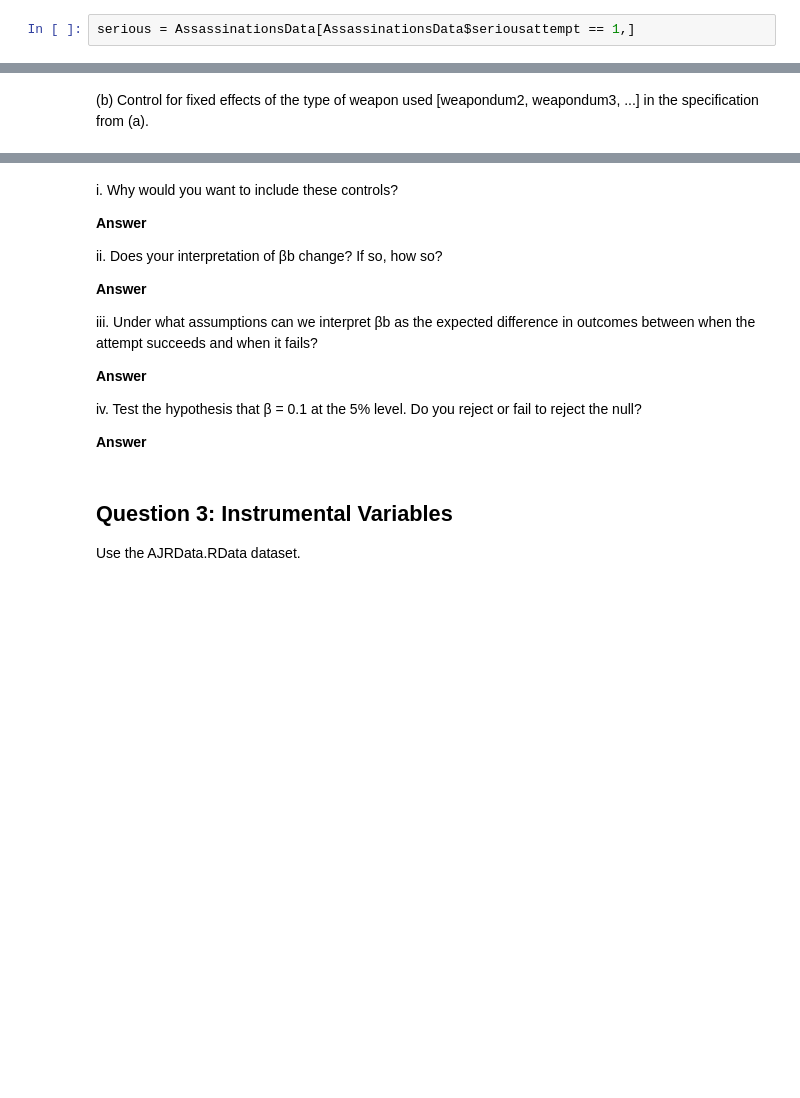
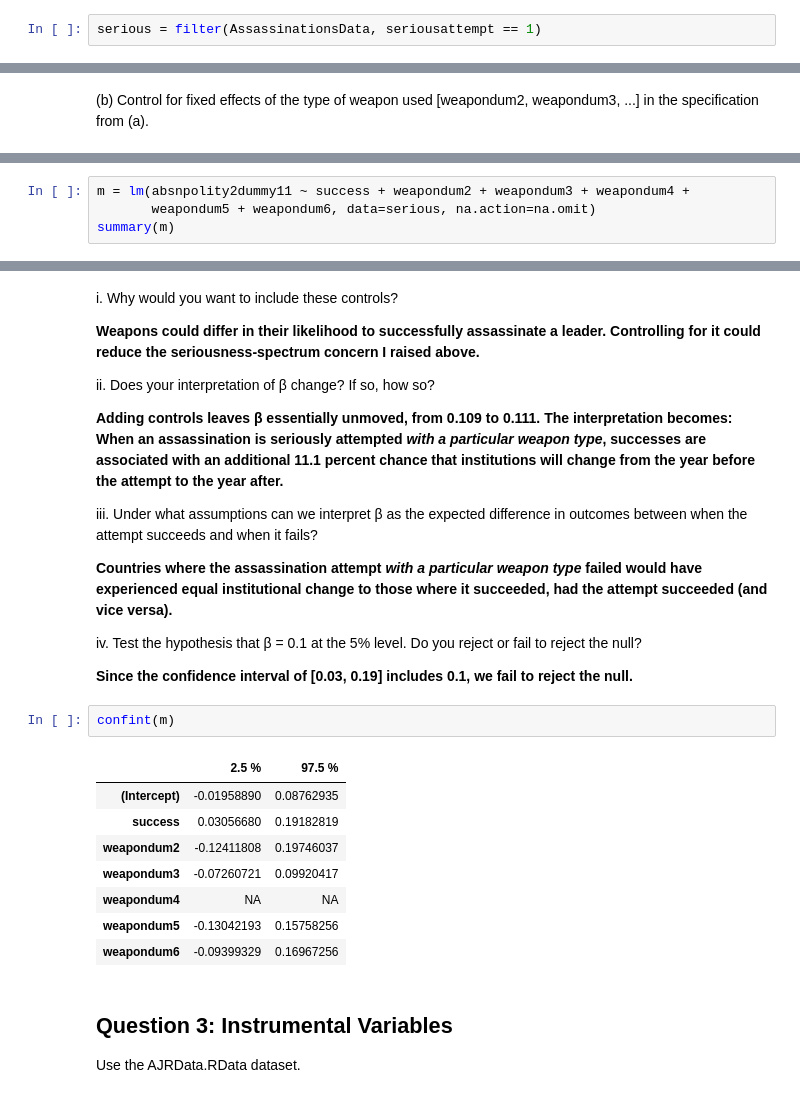
Before and after one commit to MaxGhenis/mit_1475, a Jupyter notebook: ps1/14_75_ps1_r_max_ghenis.ipynb, the cells around one changed output, grey strips where cells are left out. Cells and saved outputs as stored; diff of their text form; blank space fills up the shorter version.

```diff
--- a/ps1/14_75_ps1_r_max_ghenis.ipynb
+++ b/ps1/14_75_ps1_r_max_ghenis.ipynb
@@ -141,7 +143,7 @@ load("AssassinationsData.RData")
 after the attempt [`absnpolity2dummy11`] on whether or not the attempt was successful
 [`success`]. As in the original paper, make sure this is conditional on there being a “serious attempt” [`seriousattempt`].
 # %%
-serious = AssassinationsData[AssassinationsData$seriousattempt == 1,]
+serious = filter(AssassinationsData, seriousattempt == 1)
 # %%
 m = lm(absnpolity2dummy11 ~ success, data=serious, na.action=na.omit)
 summary(m)
@@ -188,0 +189,4 @@ the specification from (a).
+# %%
+m = lm(absnpolity2dummy11 ~ success + weapondum2 + weapondum3 + weapondum4 +
+       weapondum5 + weapondum6, data=serious, na.action=na.omit)
+summary(m)
@@ -189,21 +211,32 @@ the specification from (a).
 # %% [markdown]
 i. Why would you want to include these controls?
 
-**Answer**
+**Weapons could differ in their likelihood to successfully assassinate a leader. Controlling for it could reduce the seriousness-spectrum concern I raised above.**
 
-ii. Does your interpretation of βb change? If so, how so?
+ii. Does your interpretation of β change? If so, how so?
 
-**Answer**
+**Adding controls leaves β essentially unmoved, from 0.109 to 0.111. The interpretation becomes: When an assassination is seriously attempted *with a particular weapon type*, successes are associated with an additional 11.1 percent chance that institutions will change from the year before the attempt to the year after.**
 
-iii. Under what assumptions can we interpret βb as the expected difference in outcomes
+iii. Under what assumptions can we interpret β as the expected difference in outcomes
 between when the attempt succeeds and when it fails?
 
-**Answer**
+**Countries where the assassination attempt *with a particular weapon type* failed would have experienced equal institutional change to those where it succeeded, had the attempt succeeded (and vice versa).**
 
 iv. Test the hypothesis that β = 0.1 at the 5% level. Do you reject or fail to reject the
 null?
 
-**Answer**
+**Since the confidence interval of [0.03, 0.19] includes 0.1, we fail to reject the null.**
+# %%
+confint(m)
+# %% [output]
+|  | 2.5 % | 97.5 % |
+| (Intercept) | -0.01958890 | 0.08762935 |
+| success | 0.03056680 | 0.19182819 |
+| weapondum2 | -0.12411808 | 0.19746037 |
+| weapondum3 | -0.07260721 | 0.09920417 |
+| weapondum4 | NA | NA |
+| weapondum5 | -0.13042193 | 0.15758256 |
+| weapondum6 | -0.09399329 | 0.16967256 |
 # %% [markdown]
 ## Question 3: Instrumental Variables
 
```
Also changed, not shown: parts of 27 cells of this notebook.
